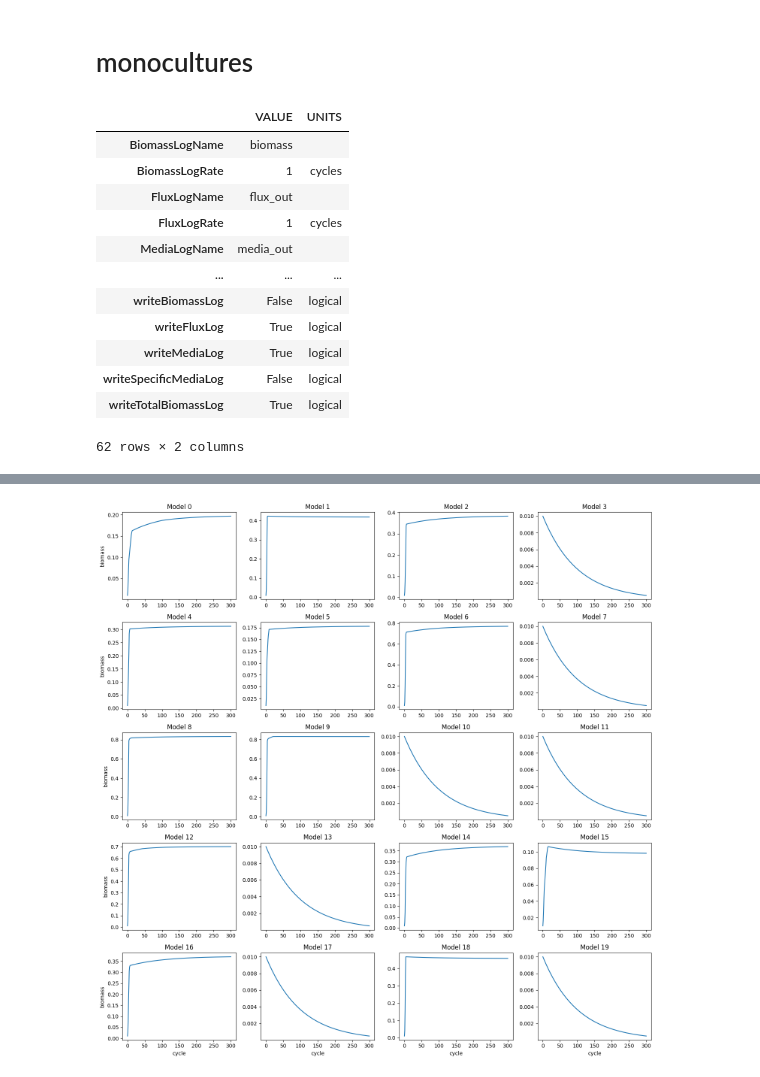
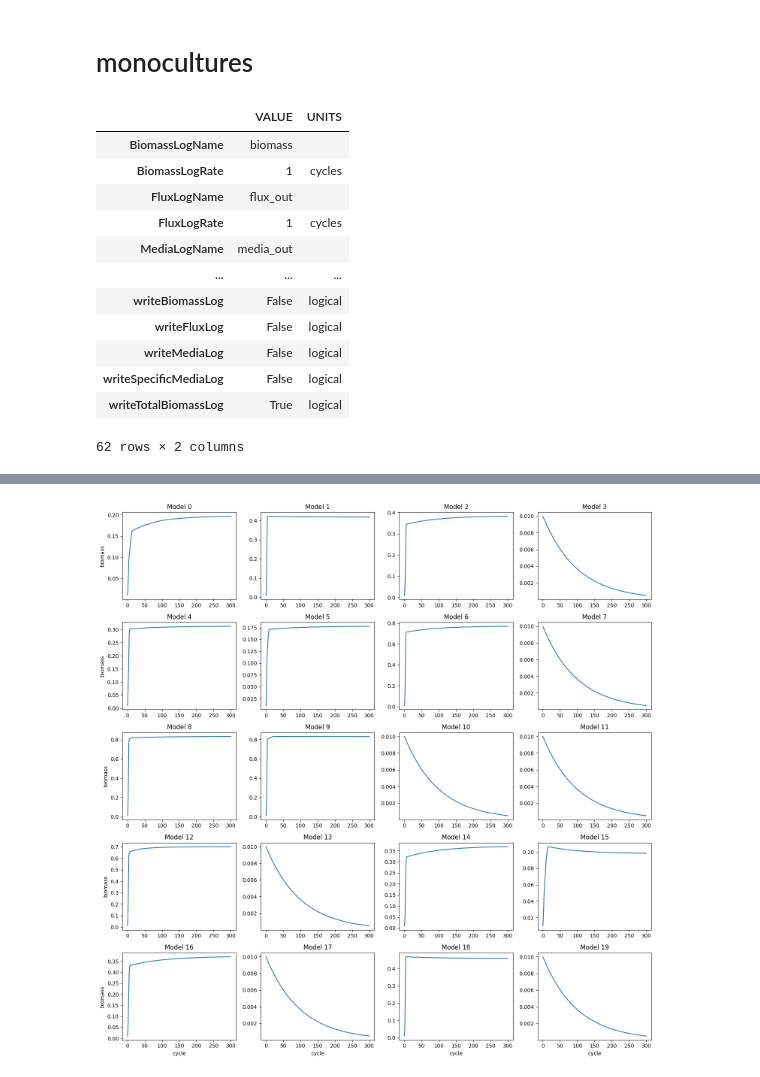
Before and after one commit to Sabdha07/metabolic_modelling, a Jupyter notebook: comets/cometspy_basic.ipynb, the cells around one changed output, grey strips where cells are left out. Cells and saved outputs as stored; diff of their text form; code cells hidden in the pictures.

```diff
--- a/comets/cometspy_basic.ipynb
+++ b/comets/cometspy_basic.ipynb
@@ -72,36 +87,36 @@ Done loading the models!
 # %%
 #parameters - chemostat condition
 #part1
 
 mono_params = c.params()
 
 mono_params.set_param("spaceWidth", 0.1)
 mono_params.set_param("defaultVmax", 20.) #vmax = 20 mmol gDW-1h-1 for all metabolites
 mono_params.set_param("defaultKm", 0.05) #km = 0.05 mmol
 
 mono_params.set_param('timeStep', 0.1) #hours - The amount of time between two consecutive simulation updates
 mono_params.set_param('maxSpaceBiomass', 10.) #gDW
 mono_params.set_param('maxCycles', 300) #duration of simulation in timesteps - number of simulation cycles #30 hours
 
 #save media and flux data
-mono_params.set_param('writeFluxLog', True)
-mono_params.set_param('writeMediaLog', True)
+mono_params.set_param('writeFluxLog', False)
+mono_params.set_param('writeMediaLog', False)
 mono_params.set_param('FluxLogRate', 1)
 mono_params.set_param('MediaLogRate', 1)
 #mono_params.set_param('writeBiomassLog', True)
 mono_params.set_param('writeTotalBiomassLog', True) #save to output if True
 mono_params.show_params()
 # %% [output]
 |  | VALUE | UNITS |
 | BiomassLogName | biomass |  |
 | BiomassLogRate | 1 | cycles |
 | FluxLogName | flux_out |  |
 | FluxLogRate | 1 | cycles |
 | MediaLogName | media_out |  |
 | ... | ... | ... |
 | writeBiomassLog | False | logical |
-| writeFluxLog | True | logical |
-| writeMediaLog | True | logical |
+| writeFluxLog | False | logical |
+| writeMediaLog | False | logical |
 | writeSpecificMediaLog | False | logical |
 | writeTotalBiomassLog | True | logical |
 62 rows × 2 columns
```
Also changed, not shown: parts of 29 cells of this notebook, 3 other files.
